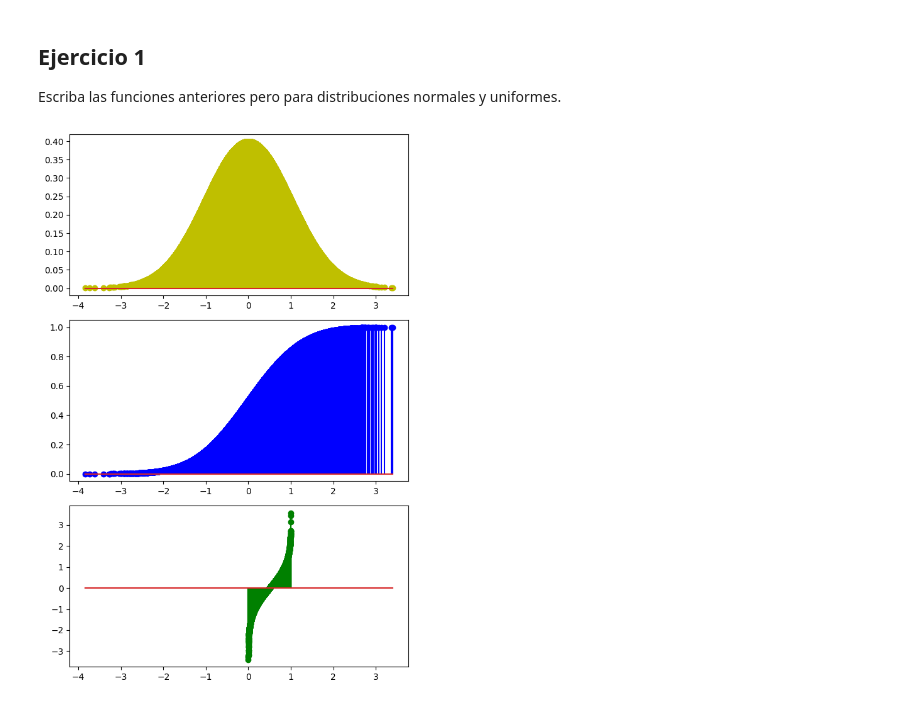
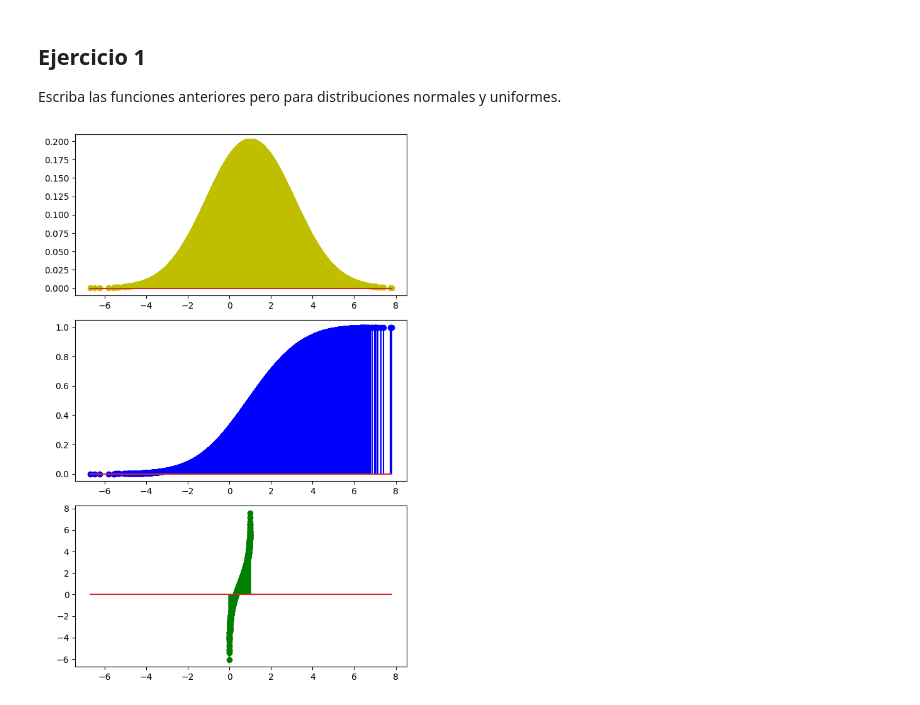
Before and after one commit to 19Juan/Ejercicios-de-distribuci-n-de-probabilidad-con-Python, a Jupyter notebook: notebook/problems.es.ipynb, the cells around one changed output. Cells and saved outputs as stored; diff of their text form; code cells hidden in the pictures.

```diff
--- a/notebook/problems.es.ipynb
+++ b/notebook/problems.es.ipynb
@@ -136,35 +136,35 @@ def qunif(p, min = 0, max = 1):
 
 #Genera variables aleatorias a partir de la distribución uniforme.
 def runif(n, min = 0, max = 1):
     result = uniform.rvs(size = n, loc = min, scale = max - min)
 
     return result
 
 
 
 
 #Gráficos de las distribuciones
 import numpy as np
 import matplotlib.pyplot as plt
 
 np.random.seed(20000)
 
-data = rnorm(10000, mean = 0, sd = 1)
+data = rnorm(10000, mean = 1, sd = 2)
 
-pdf = dnorm(data, mean = 0, sd = 1)
-cdf = pnorm(data, mean = 0, sd = 1)
-ppf = qnorm(data, mean = 0, sd = 1)
+pdf = dnorm(data, mean = 1, sd = 2)
+cdf = pnorm(data, mean = 1, sd = 2)
+ppf = qnorm(data, mean = 1, sd = 2)
 
 fig, axis = plt.subplots(3,1 , figsize = (6, 9))
 
 axis[0].stem(data, pdf, "y-")
 axis[1].stem(data, cdf, "b-")
 axis[2].stem(data, ppf, "g-")
 
 # Adjust the layout
 plt.tight_layout()
 
 # Show the plot
 plt.show()
 # %% [output]
-[figure, old version]
+[figure, new version]
```
